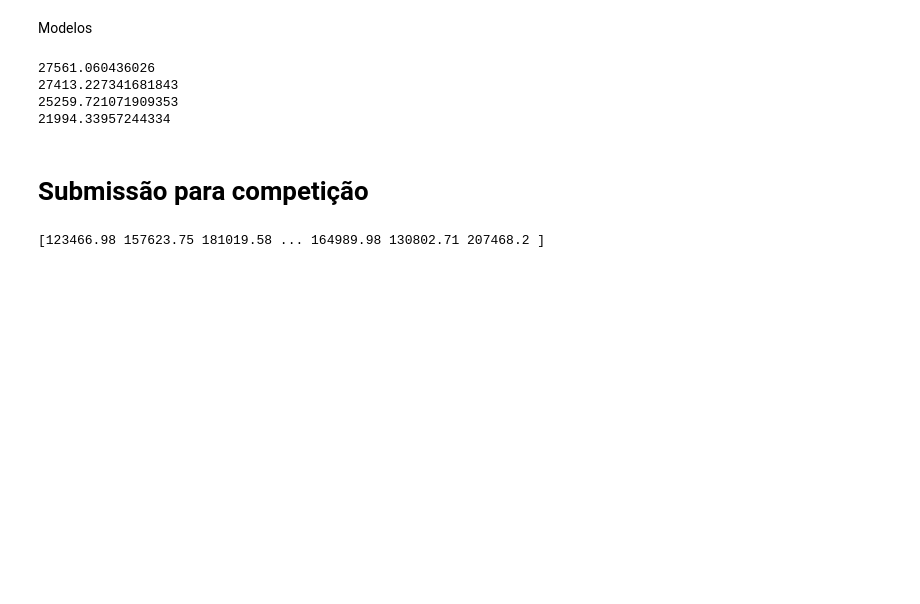
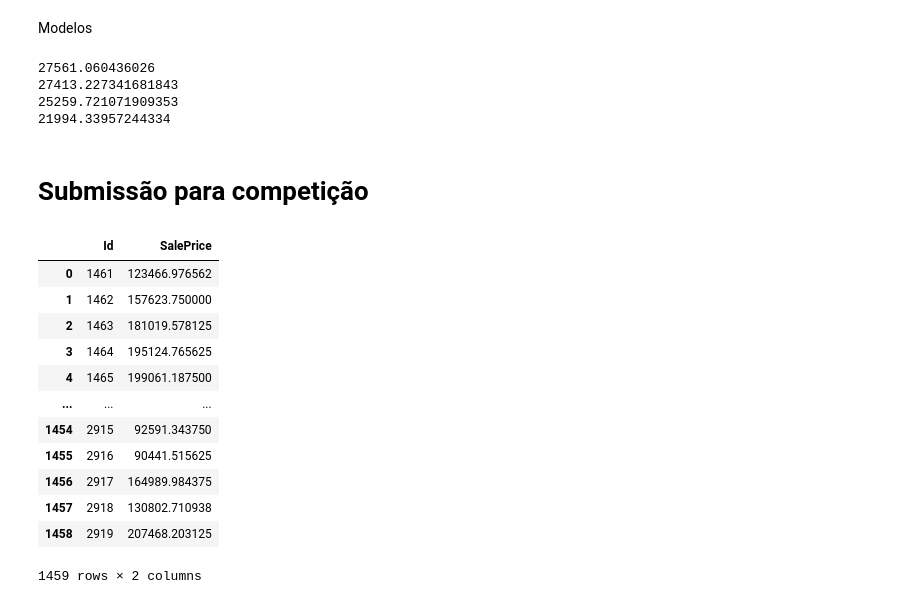
Before and after one commit to DuarteCardoso07/ML_houseprices, a Jupyter notebook: code.ipynb, the cells around one changed output. Saved outputs shown, nothing was run; the diff lists cells and outputs as text; code cells hidden in the pictures; blank space fills up the shorter version.

```diff
--- a/code.ipynb
+++ b/code.ipynb
@@ -454,6 +454,7 @@ print(KFold_metrics(df_without_outlier,pipeline3,10,root_mean_squared_error))
 # Submissão para competição
 # %%
 df_test = pd.read_csv("C:\\Users\\catar\\Desktop\\Projetos AI\\ML_houseprices\\test.csv")
+Ids = df_test['Id']
 df_test.drop(columns=['Id'],inplace=True)
 
 #Ordinal encoding
@@ -487,32 +488,51 @@ categories_list = [['Grvl', 'Pave'],
                    ['MnWw', 'GdWo', 'MnPrv', 'GdPrv']]
 
 ordinal_encoder = OrdinalEncoder(categories= categories_list,
                                  handle_unknown='use_encoded_value',
                                  unknown_value=-1,
                                  dtype=np.int64)
 #Converter para objeto para garantir compatabilidade
 df_test[columns_to_encode] = df_test[columns_to_encode].astype(object)
 df_test[columns_to_encode] = ordinal_encoder.fit_transform(df_test[columns_to_encode])
 
 #Target encoding (usando os valores globais para treino)
 columns_to_encode = ['MSZoning', 'LandContour', 'LotConfig', 'Neighborhood', 'Condition1', 'Condition2',
            'BldgType', 'HouseStyle', 'RoofStyle', 'RoofMatl', 'Exterior1st', 'Exterior2nd',
            'MasVnrType', 'Foundation', 'Heating', 'Electrical', 'GarageType', 'MiscFeature',
            'SaleType', 'SaleCondition']
 
 i = 0
 for col in columns_to_encode:
     df_test[col] = df_test[col].fillna('Missing')
     valores_globais = medias_groupby_col[i]
     df_test[col] = df_test[col].map(valores_globais)
     df_test[col] = df_test[col].astype(np.float64)
     i+=1
 
 #Treino e prediction
 x = np.array(df.drop(columns=['SalePrice']))
 y = np.array(df['SalePrice'])
 pipeline3.fit(x,y)
 predict = pipeline3.predict(np.array(df_test))
-print(predict)
+
+output = {
+    'Id': Ids,
+    'SalePrice': predict
+}
+df_output = pd.DataFrame(output)
+df_output.to_csv('my_submission.csv', index=False)
+df_output
 # %% [output]
+|  | Id | SalePrice |
+| 0 | 1461 | 123466.976562 |
+| 1 | 1462 | 157623.750000 |
+| 2 | 1463 | 181019.578125 |
+| 3 | 1464 | 195124.765625 |
+| 4 | 1465 | 199061.187500 |
+| ... | ... | ... |
+| 1454 | 2915 | 92591.343750 |
+| 1455 | 2916 | 90441.515625 |
+| 1456 | 2917 | 164989.984375 |
+| 1457 | 2918 | 130802.710938 |
+| 1458 | 2919 | 207468.203125 |
-[123466.98 157623.75 181019.58 ... 164989.98 130802.71 207468.2 ]
+1459 rows × 2 columns
```
Also changed, not shown: parts of 2 cells of this notebook, 1 other file.
